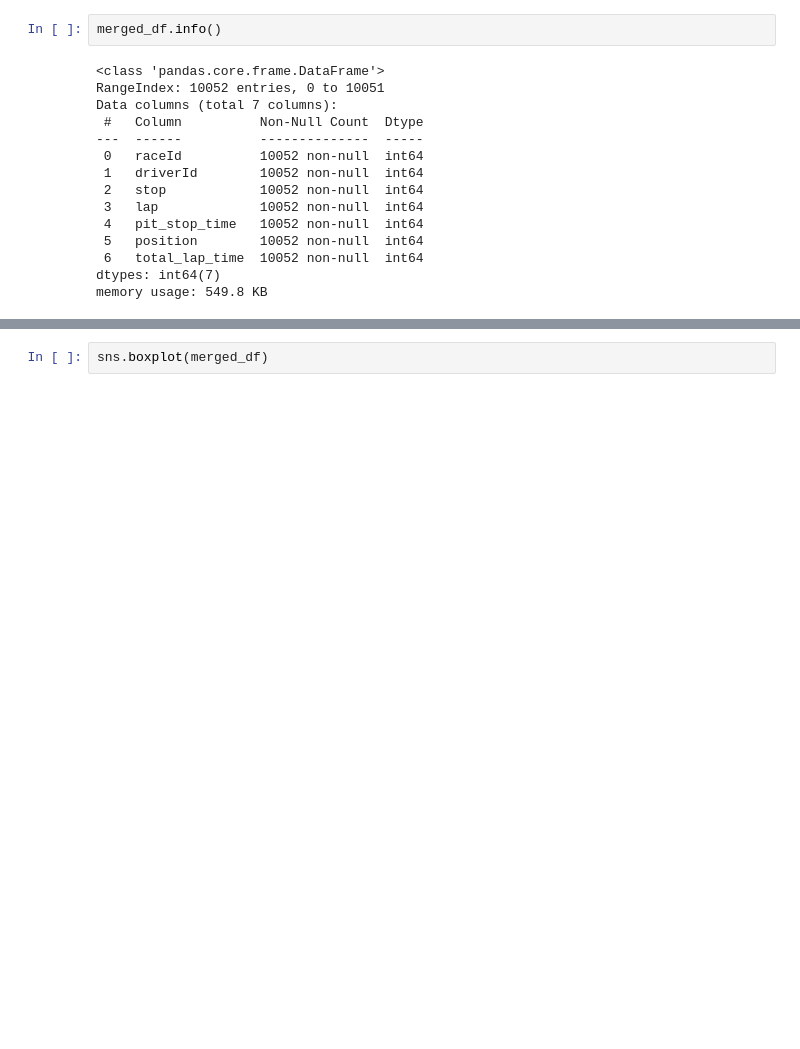
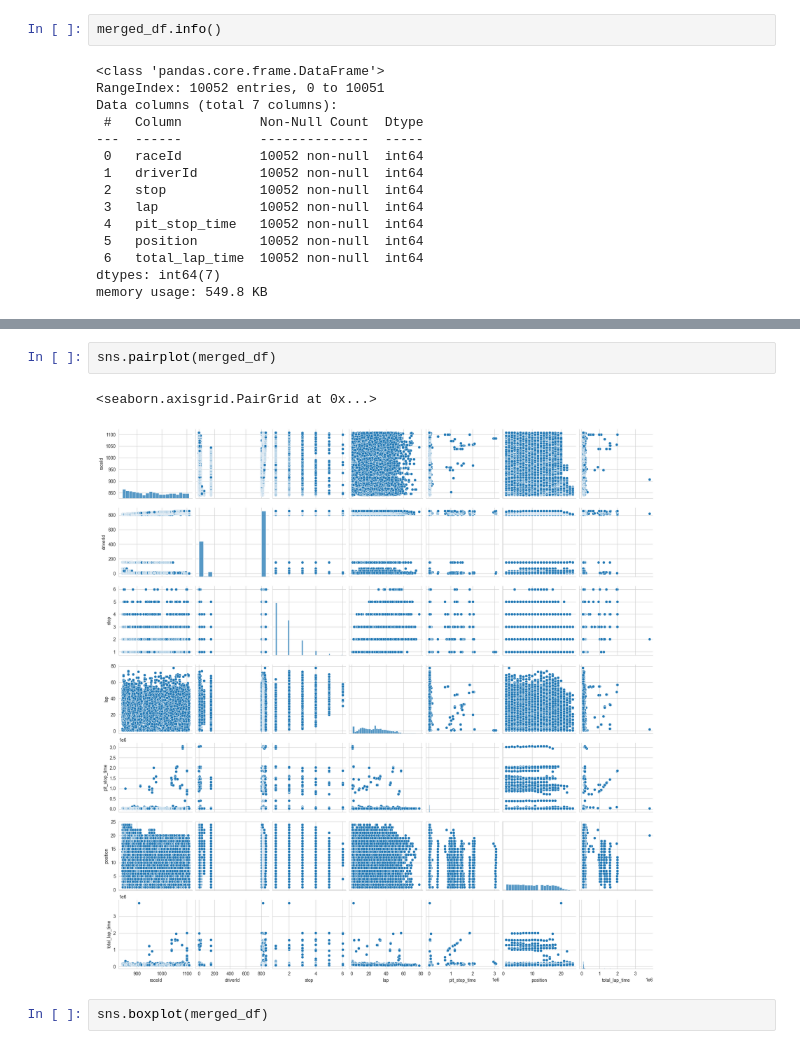
Before and after one commit to nirmolcho/Clustering_and_TS_DS_Alg, a Jupyter notebook: Clustering/Clustering.ipynb, the cells around one changed output, grey strips where cells are left out. Drawn from its saved outputs; the diff is of its cells as text; blank space fills up the shorter version.

```diff
--- a/Clustering/Clustering.ipynb
+++ b/Clustering/Clustering.ipynb
@@ -107,3 +112,8 @@ memory usage: 549.8 KB
+# %%
+sns.pairplot(merged_df)
+# %% [output]
+<seaborn.axisgrid.PairGrid at 0x...>
+[figure, added]
 # %%
 sns.boxplot(merged_df)
 # %% [output]
```
Also changed, not shown: parts of 30 cells of this notebook.
